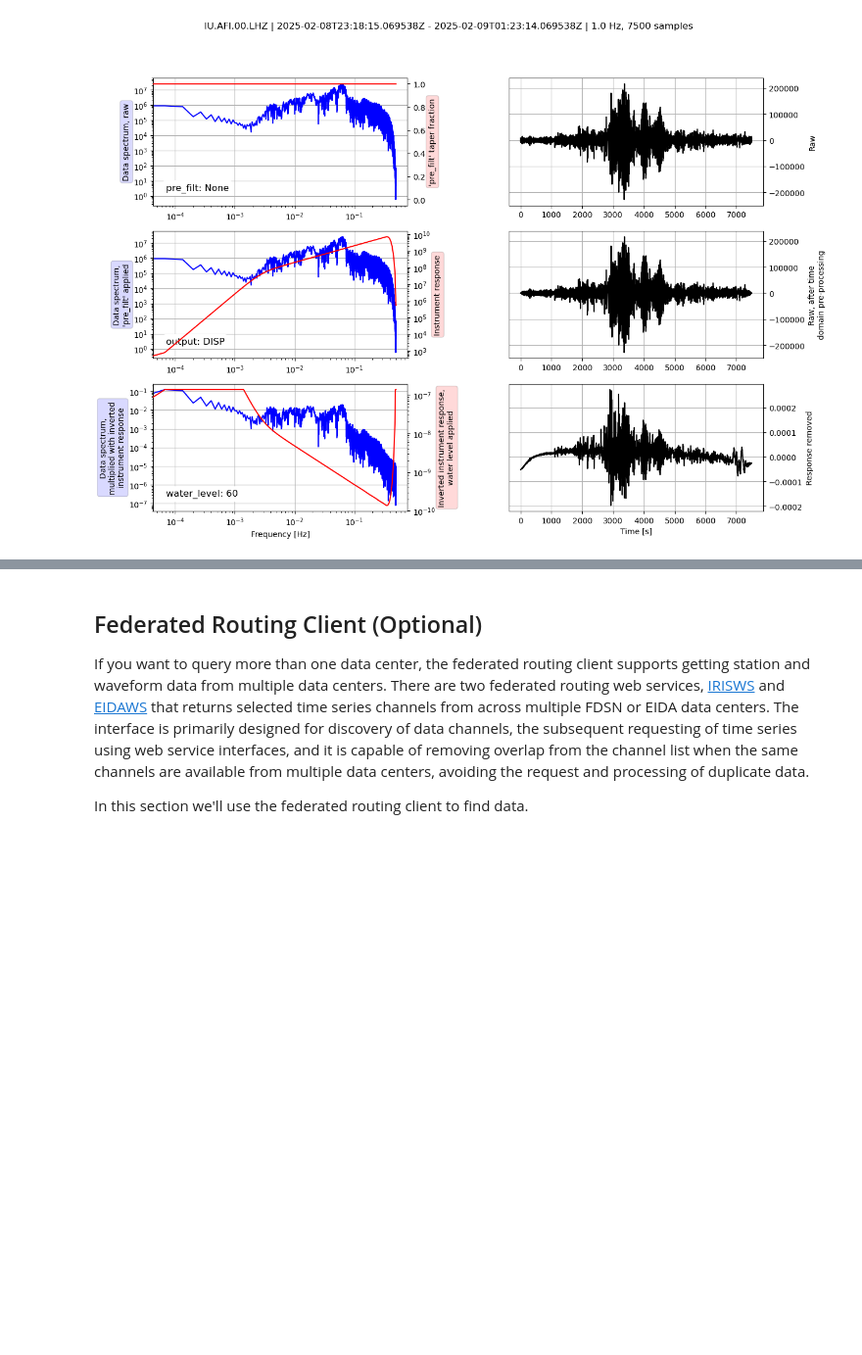
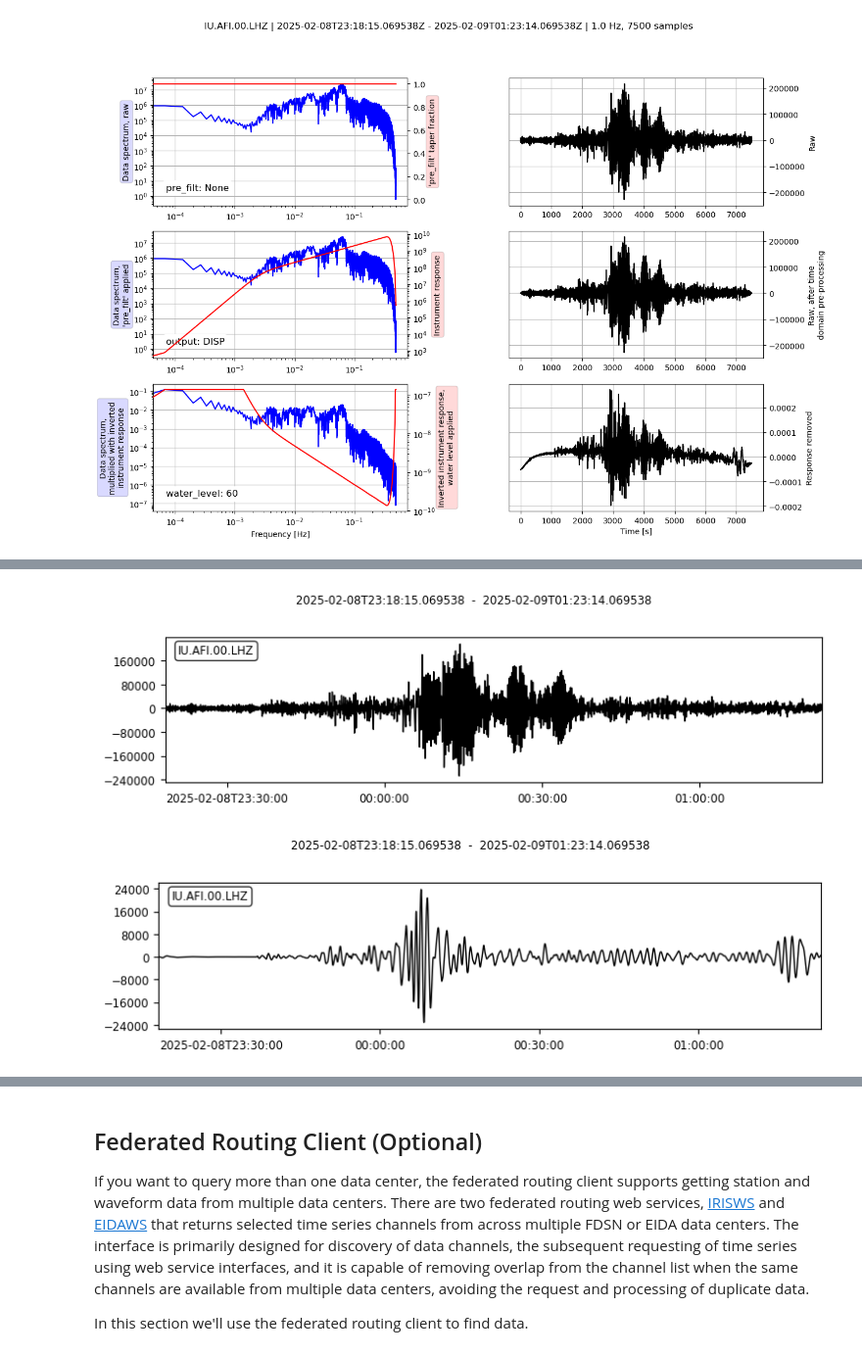
Before and after one commit to spara/cloud-101-geolab, a Jupyter notebook: obspy-tutorial.ipynb, the cells around one changed output, grey strips where cells are left out. Shown at 98% size. Drawn from its saved outputs; the diff is of its cells as text; code cells hidden in the pictures; blank space fills up the shorter version.

```diff
--- a/obspy-tutorial.ipynb
+++ b/obspy-tutorial.ipynb
@@ -300,0 +299,13 @@ inventory.plot();
+# %%
+# copy raw data
+tr_filt = tr.copy()
+
+# apply filter
+tr_filt.filter("bandpass", freqmin=0.003, freqmax=0.015)
+
+# plot the trace
+tr.plot()
+tr_filt.plot();
+# %% [output]
+[figure, added]
+[figure, added]
```
Also changed, not shown: parts of 30 cells of this notebook, 4 other files.
